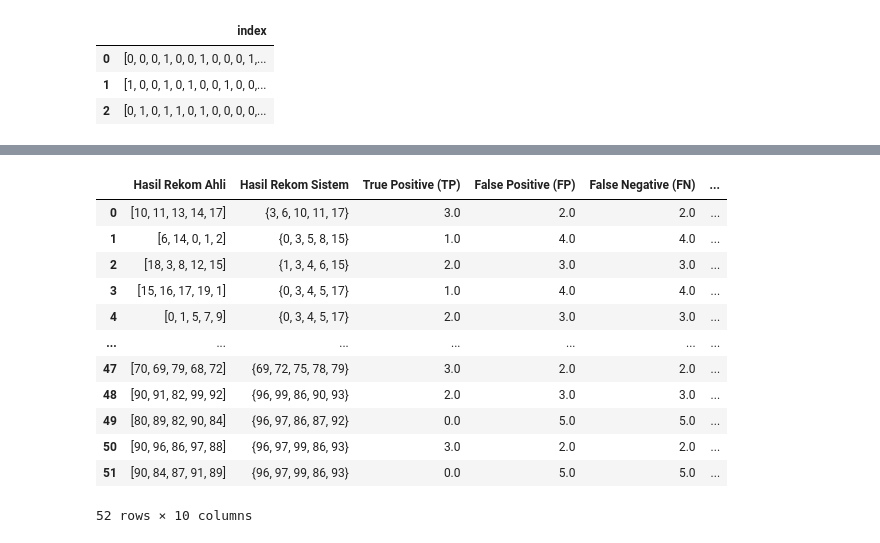
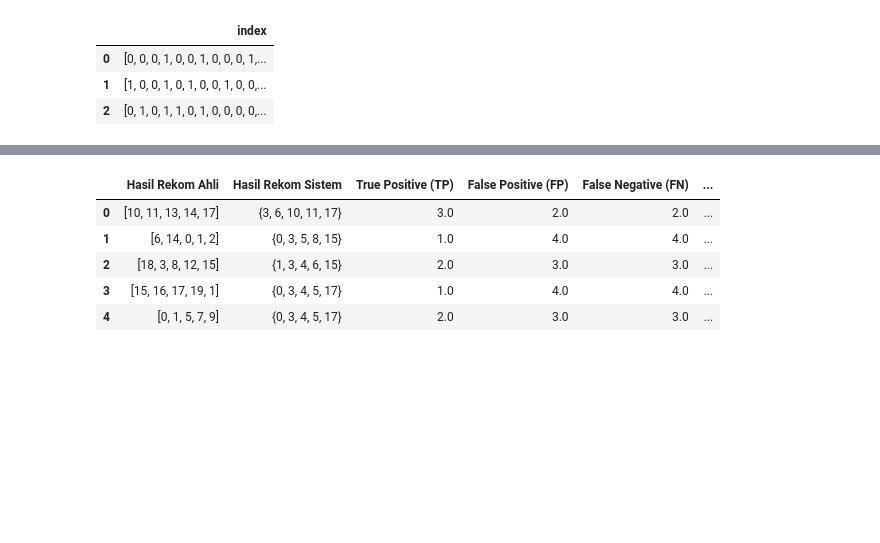
Before and after one commit to elizams1/Model-Recommendation-Skincare-Product, a Jupyter notebook: TheModels/KODE BERSIH FIX.ipynb, the cells around one changed output, grey strips where cells are left out. Drawn from its saved outputs; the diff is of its cells as text; code cells hidden in the pictures; blank space fills up the shorter version.

```diff
--- a/TheModels/KODE BERSIH FIX.ipynb
+++ b/TheModels/KODE BERSIH FIX.ipynb
@@ -866,16 +846,9 @@ Confusion matrix:
 # %%
-data_eval
+data_eval.head(5)
 # %% [output]
 |  | Hasil Rekom Ahli | Hasil Rekom Sistem | True Positive (TP) | False Positive (FP) | False Negative (FN) | ... |
 | 0 | [10, 11, 13, 14, 17] | {3, 6, 10, 11, 17} | 3.0 | 2.0 | 2.0 | ... |
 | 1 | [6, 14, 0, 1, 2] | {0, 3, 5, 8, 15} | 1.0 | 4.0 | 4.0 | ... |
 | 2 | [18, 3, 8, 12, 15] | {1, 3, 4, 6, 15} | 2.0 | 3.0 | 3.0 | ... |
 | 3 | [15, 16, 17, 19, 1] | {0, 3, 4, 5, 17} | 1.0 | 4.0 | 4.0 | ... |
 | 4 | [0, 1, 5, 7, 9] | {0, 3, 4, 5, 17} | 2.0 | 3.0 | 3.0 | ... |
-| ... | ... | ... | ... | ... | ... | ... |
-| 47 | [70, 69, 79, 68, 72] | {69, 72, 75, 78, 79} | 3.0 | 2.0 | 2.0 | ... |
-| 48 | [90, 91, 82, 99, 92] | {96, 99, 86, 90, 93} | 2.0 | 3.0 | 3.0 | ... |
-| 49 | [80, 89, 82, 90, 84] | {96, 97, 86, 87, 92} | 0.0 | 5.0 | 5.0 | ... |
-| 50 | [90, 96, 86, 97, 88] | {96, 97, 99, 86, 93} | 3.0 | 2.0 | 2.0 | ... |
-| 51 | [90, 84, 87, 91, 89] | {96, 97, 99, 86, 93} | 0.0 | 5.0 | 5.0 | ... |
-52 rows × 10 columns
```
Also changed, not shown: parts of 3 cells of this notebook, 1 other file.
